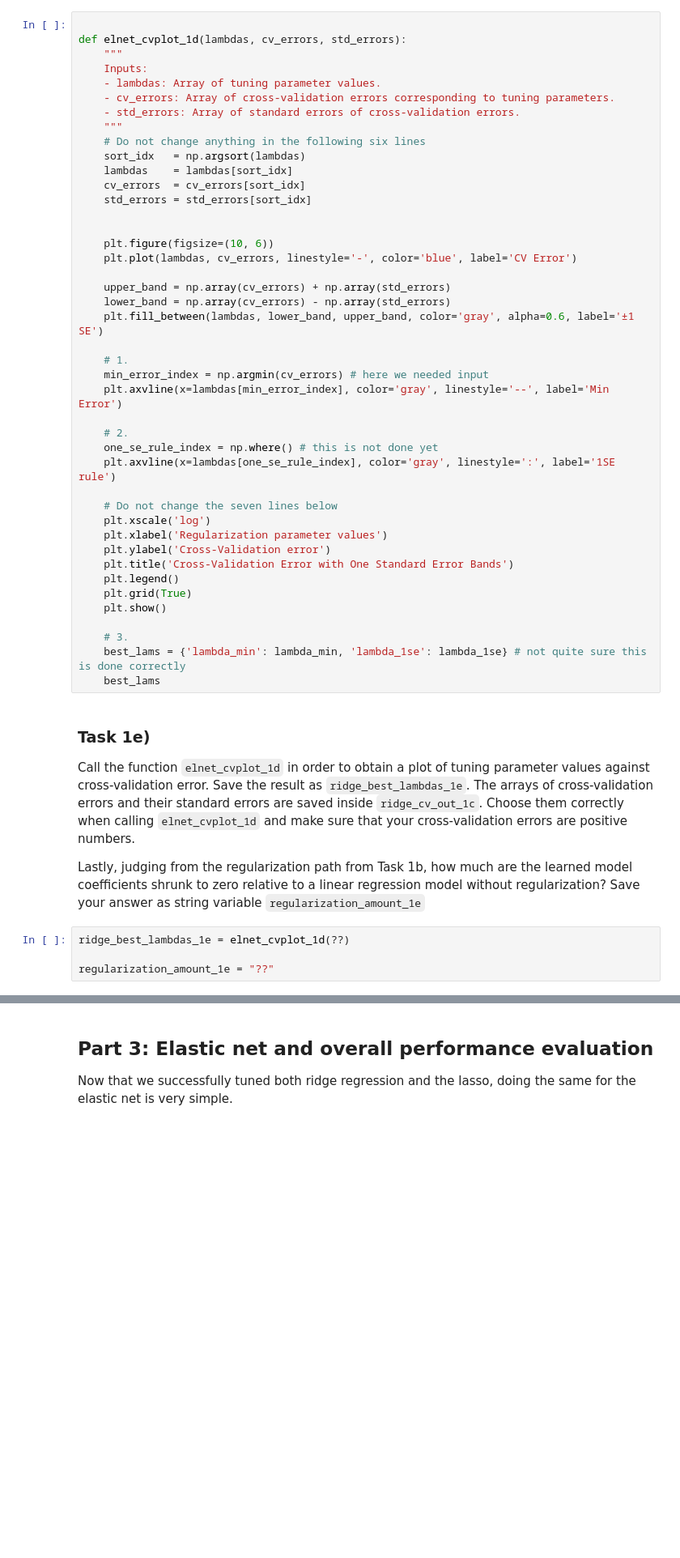
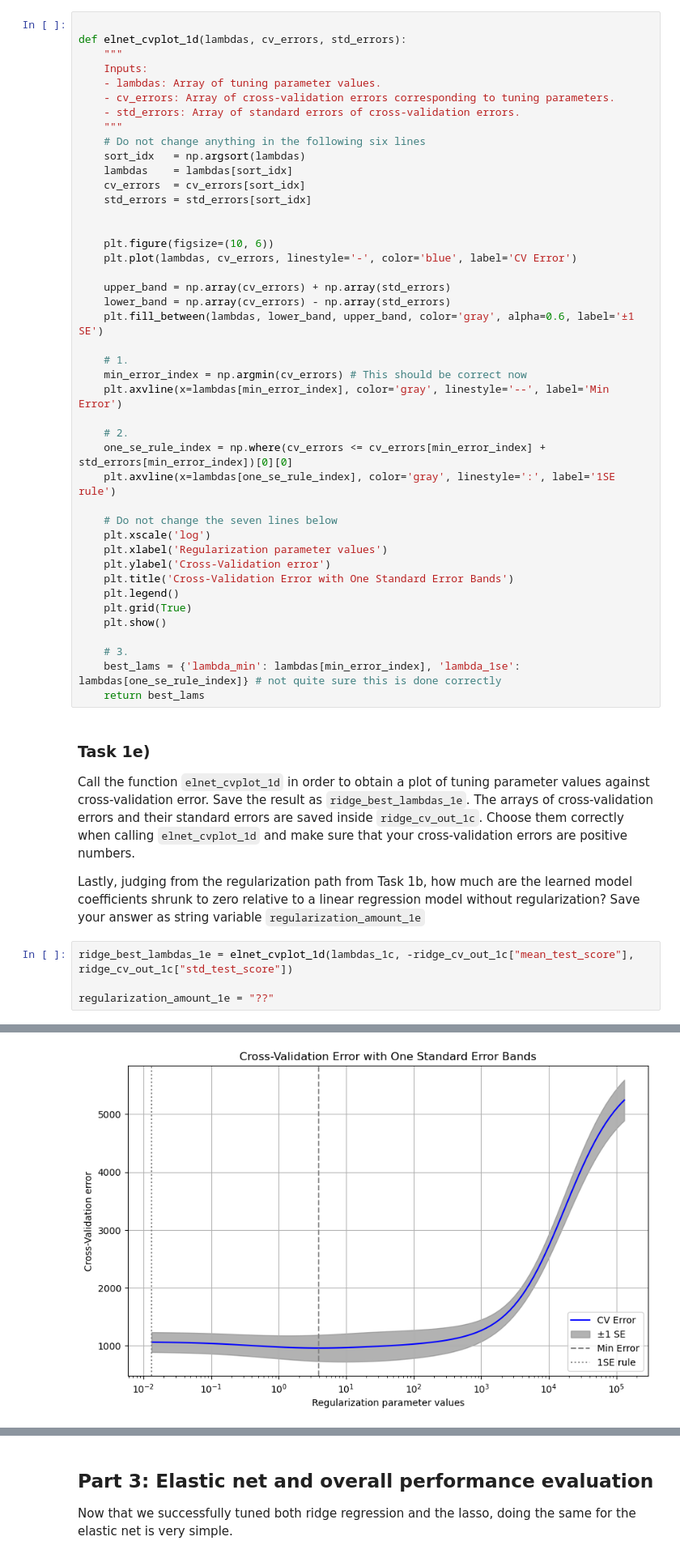
Before and after one commit to manswirfelt/assignment4, a Jupyter notebook: Assignment_4/Assignment4_py_template.ipynb, the cells around one changed output, grey strips where cells are left out. Shown: that part at 81% size. Drawn from its saved outputs; the diff is of its cells as text; blank space fills up the shorter version.

```diff
--- a/Assignment_4/Assignment4_py_template.ipynb
+++ b/Assignment_4/Assignment4_py_template.ipynb
@@ -163,11 +163,11 @@ def elnet_cvplot_1d(lambdas, cv_errors, std_errors):
     plt.fill_between(lambdas, lower_band, upper_band, color='gray', alpha=0.6, label='±1 SE')
 
     # 1.
-    min_error_index = np.argmin(cv_errors) # here we needed input
+    min_error_index = np.argmin(cv_errors) # This should be correct now
     plt.axvline(x=lambdas[min_error_index], color='gray', linestyle='--', label='Min Error')
 
     # 2.
-    one_se_rule_index = np.where() # this is not done yet
+    one_se_rule_index = np.where(cv_errors <= cv_errors[min_error_index] + std_errors[min_error_index])[0][0]
     plt.axvline(x=lambdas[one_se_rule_index], color='gray', linestyle=':', label='1SE rule')
 
     # Do not change the seven lines below
@@ -180,15 +180,15 @@ def elnet_cvplot_1d(lambdas, cv_errors, std_errors):
     plt.show()
 
     # 3.
-    best_lams = {'lambda_min': lambda_min, 'lambda_1se': lambda_1se} # not quite sure this is done correctly
-    best_lams
+    best_lams = {'lambda_min': lambdas[min_error_index], 'lambda_1se': lambdas[one_se_rule_index]} # not quite sure this is done correctly
+    return best_lams
 # %% [markdown]
 ### Task 1e)
 Call the function `elnet_cvplot_1d` in order to obtain a plot of tuning parameter values against cross-validation error. Save the result as `ridge_best_lambdas_1e`. The arrays of cross-validation errors and their standard errors are saved inside `ridge_cv_out_1c`. Choose them correctly when calling `elnet_cvplot_1d` and make sure that your cross-validation errors are positive numbers.
 
 Lastly, judging from the regularization path from Task 1b, how much are the learned model coefficients shrunk to zero relative to a linear regression model without regularization? Save your answer as string variable `regularization_amount_1e`
 # %%
-ridge_best_lambdas_1e = elnet_cvplot_1d(??)
+ridge_best_lambdas_1e = elnet_cvplot_1d(lambdas_1c, -ridge_cv_out_1c["mean_test_score"], ridge_cv_out_1c["std_test_score"])
 
 regularization_amount_1e = "??"
 # %% [output]
@@ -196,3 +195,4 @@ SyntaxError: invalid syntax (116182200.py, line 1)
+[figure, added]
 # %% [markdown]
 ### Task 1f)
 Now, we want to get test set predictions for ridge regression with tuned regularization parameter. To arrive there, do the following:
```
Also changed, not shown: parts of 3 cells of this notebook.
